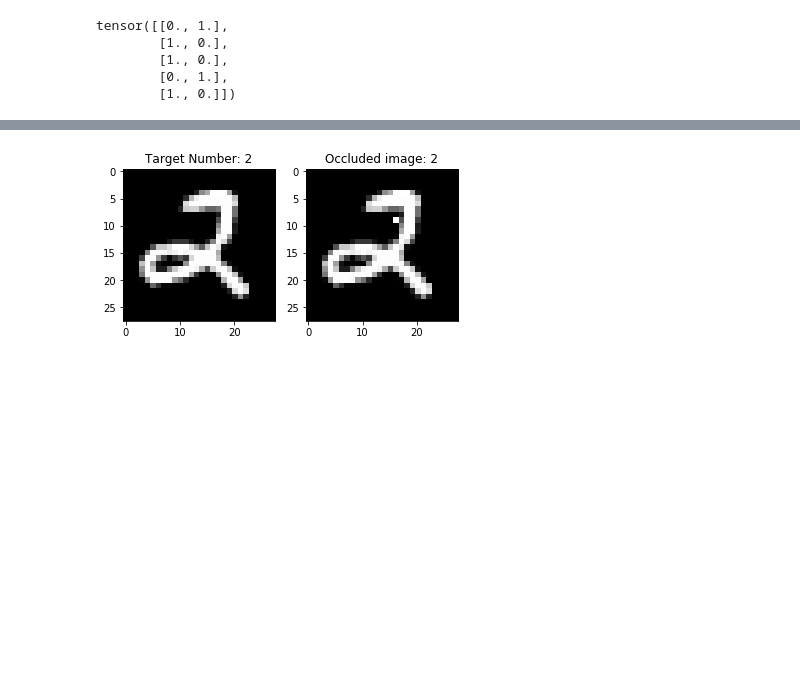
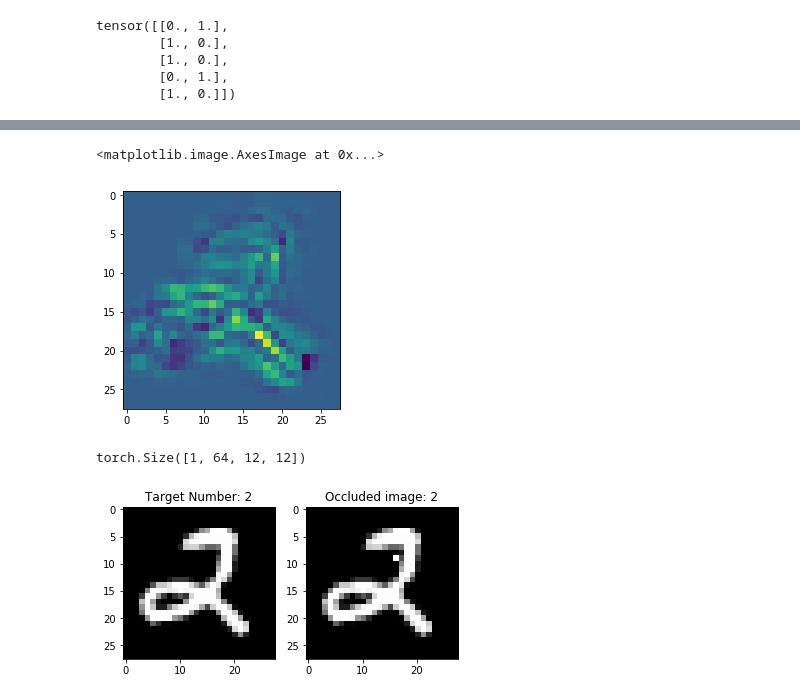
Before and after one commit to simonjisu/XAI, a Jupyter notebook: XAI.ipynb, the cells around one changed output, grey strips where cells are left out. Cells and saved outputs as stored; diff of their text form; code cells hidden in the pictures; blank space fills up the shorter version.

Commit message:
update type of xai

```diff
--- a/XAI.ipynb
+++ b/XAI.ipynb
@@ -99,6 +169,8 @@ class MNISTmodel(nn.Module):
         activation_type: "relu", "tanh", "sigmoid", "softplus"
         """
         super(MNISTmodel, self).__init__()
+        self.model_type = model_type
+        self.activation_type = activation_type
         self.act = {"relu": nn.ReLU,
                     "tanh": nn.Tanh,
                     "sigmoid": nn.Sigmoid,
@@ -146,7 +218,7 @@ class MNISTmodel(nn.Module):
     def save_activation_maps(self, layer, idx, x, typ, indices=None):
         if isinstance(layer, self.activation_func):
             layer_name = f"{typ}{idx}"
-            self.activation_locs.append(layer_name)
+            self.activation_locs.append(layer_name)  # only for record
             self.activation_maps[layer_name] = x
 
     def forward(self, x, store=False):
@@ -156,7 +228,7 @@ class MNISTmodel(nn.Module):
                 if isinstance(layer, nn.MaxPool2d):
                     x, indices = layer(x)
                     self.switches[idx] = indices
-                    self.maxpool2d_locs.append(idx)
+                    self.maxpool2d_locs.append(idx)  # only for record
                 else:
                     x = layer(x)
                     if store:
@@ -283,0 +388,16 @@ train_dataset, test_dataset, train_loader, test_loader = build_dataset(str(args[
+# %%
+model_type = "cnn"
+activation_type = "relu"
+model = MNISTmodel(model_type, activation_type)
+model.load_state_dict(torch.load(f"./trained/mnist/{model_type}-{activation_type}.pt", map_location="cpu"))
+
+output = model(sample, store=True)
+pred = output.argmax(1)
+target_vector = torch.zeros_like(output).scatter(1, sample_label.unsqueeze(0), 1).detach()
+# %%
+saliency = saliencyMNIST(model)
+vanilla_saliency = saliency.generate_saliency(sample, pred)
+plt.imshow(vanilla_saliency.squeeze()*0.5+0.5)
+# %% [output]
+<matplotlib.image.AxesImage at 0x...>
+[figure, added]
@@ -284,3 +406,7 @@ train_dataset, test_dataset, train_loader, test_loader = build_dataset(str(args[
+# %%
+model.switches[4].size()
+# %% [output]
+torch.Size([1, 64, 12, 12])
 # %%
 def create_model(model_type, activation_type, load=True):
     model = MNISTmodel(model_type, activation_type)
```
Also changed, not shown: parts of 12 cells of this notebook, 6 other files.
